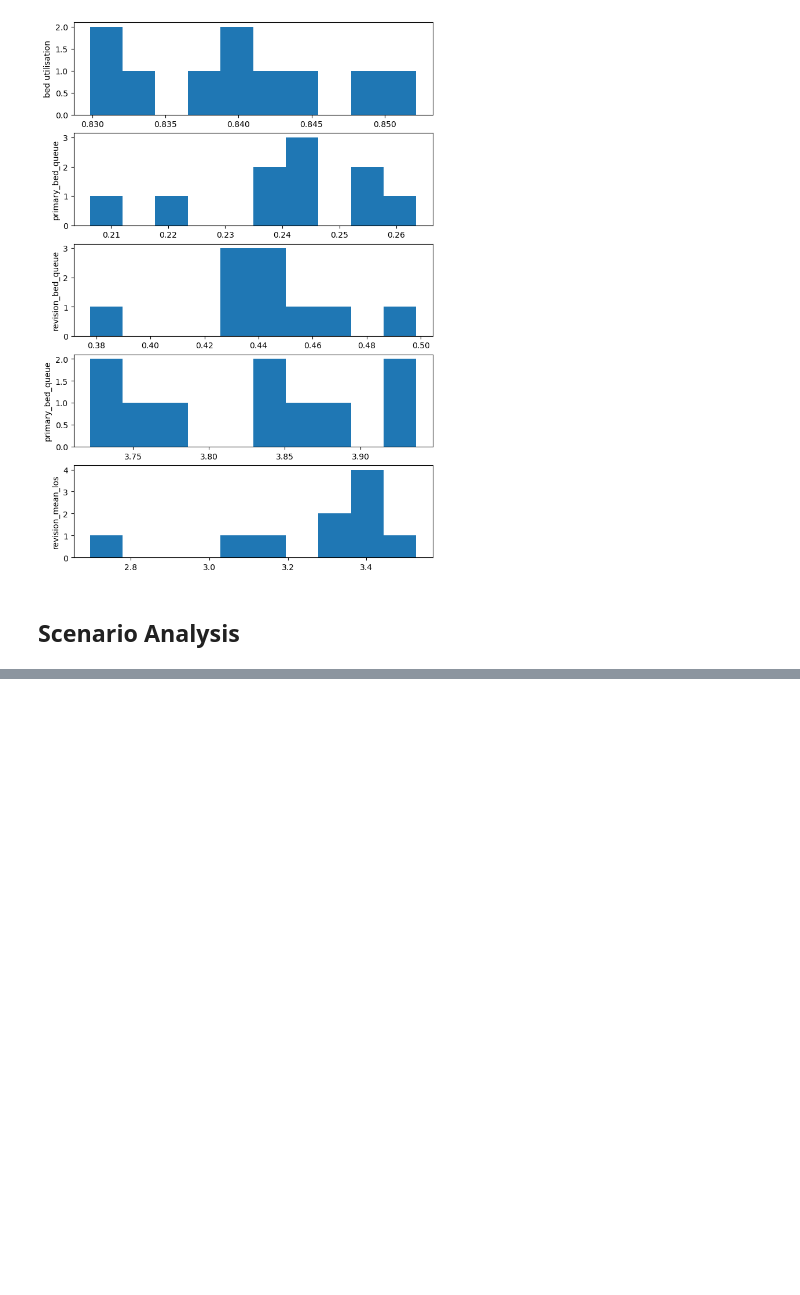
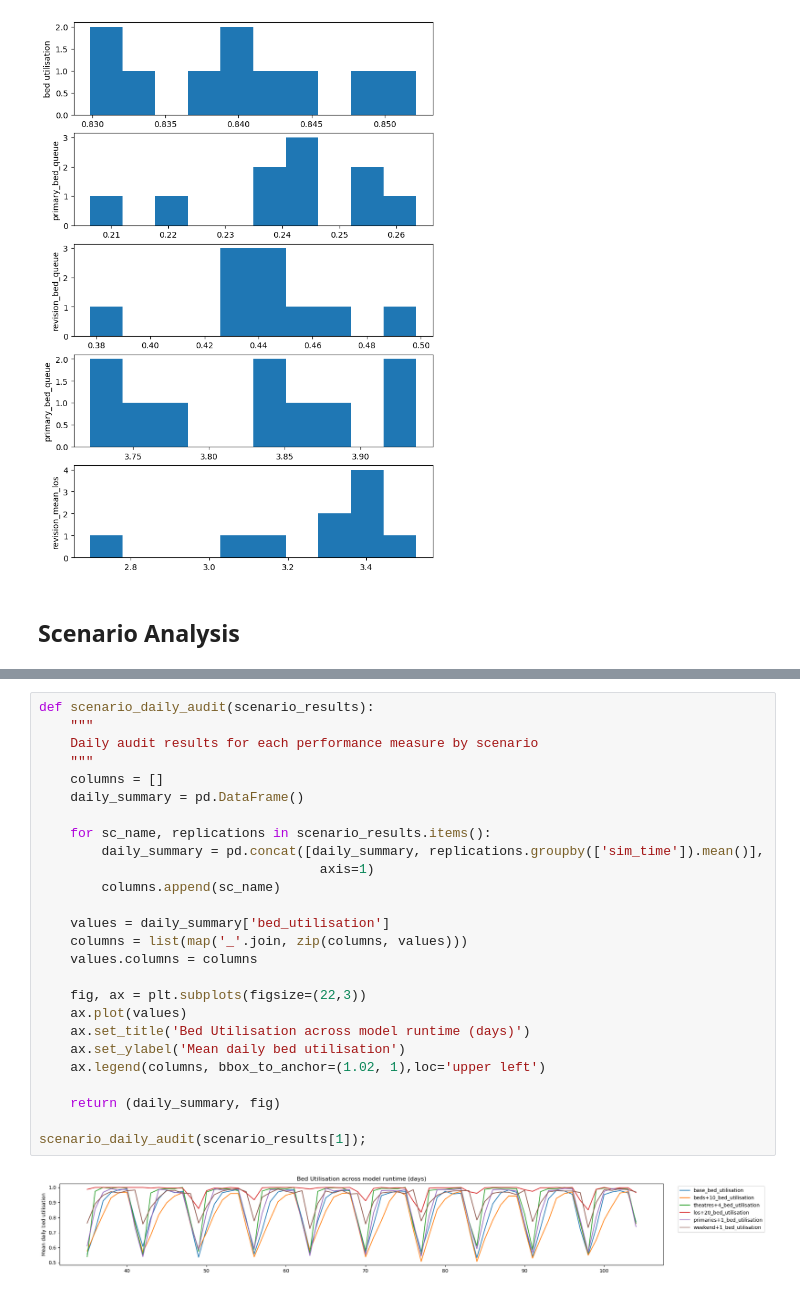
Before and after one commit to AliHarp/HEP, a Jupyter notebook: HEP_main.ipynb, the cells around one changed output, grey strips where cells are left out. Saved outputs shown, nothing was run; the diff lists cells and outputs as text; blank space fills up the shorter version.

```diff
--- a/HEP_main.ipynb
+++ b/HEP_main.ipynb
@@ -1668,0 +1688,28 @@ Scenario analysis complete.
+# %%
+def scenario_daily_audit(scenario_results):
+    """
+    Daily audit results for each performance measure by scenario
+    """
+    columns = []
+    daily_summary = pd.DataFrame()
+
+    for sc_name, replications in scenario_results.items():
+        daily_summary = pd.concat([daily_summary, replications.groupby(['sim_time']).mean()],
+                                    axis=1)
+        columns.append(sc_name)
+
+    values = daily_summary['bed_utilisation']
+    columns = list(map('_'.join, zip(columns, values)))
+    values.columns = columns
+
+    fig, ax = plt.subplots(figsize=(22,3))
+    ax.plot(values)
+    ax.set_title('Bed Utilisation across model runtime (days)')
+    ax.set_ylabel('Mean daily bed utilisation')
+    ax.legend(columns, bbox_to_anchor=(1.02, 1),loc='upper left')
+
+    return (daily_summary, fig)
+
+scenario_daily_audit(scenario_results[1]);
+# %% [output]
+[figure, added]
```
Also changed, not shown: parts of 5 cells of this notebook.
